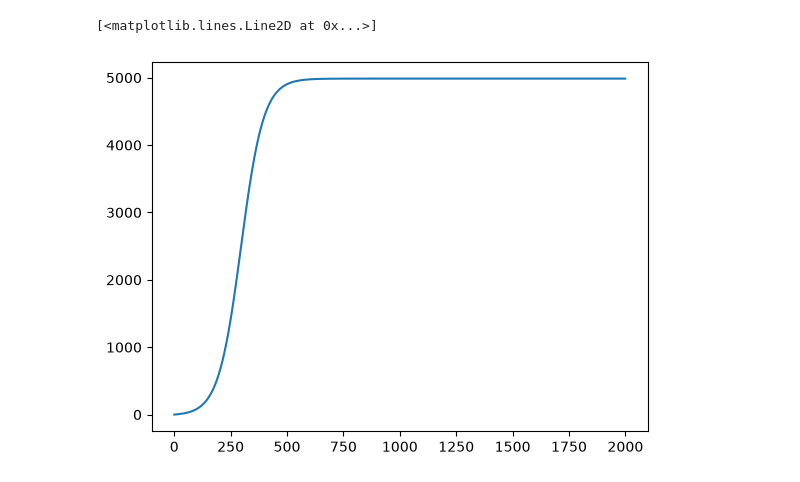
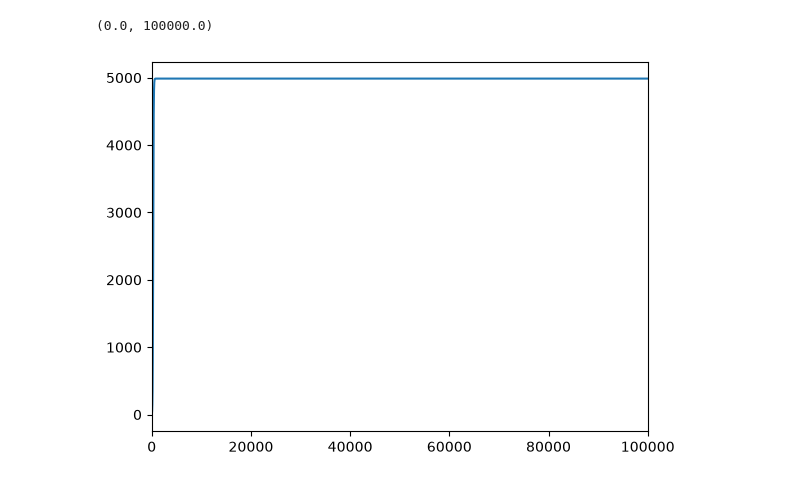
Before and after one commit to tillmrtz/intro-esm, a Jupyter notebook: notebooks/energy_bance_box_model.ipynb, the cells around one changed output. Saved outputs shown, nothing was run; the diff lists cells and outputs as text; code cells hidden in the pictures.

```diff
--- a/notebooks/energy_bance_box_model.ipynb
+++ b/notebooks/energy_bance_box_model.ipynb
@@ -345,15 +113,14 @@ def climate_rhs(t, y):
 
     return [dTs, dTd, dCl, dCs, dCd, dCa]
 # %%
-y = [Ts_init, Td_init, Cl_init, Cs_init, Cd_init, Ca_init]
+#y = [Ts_init, Td_init, Cl_init, Cs_init, Cd_init, Ca_init]
 y = [0,0,0,0,0,0]
+t = np.arange(0, 2000, 1) * year_to_seconds # time in seconds
+
+sol = solve_ivp(
+    climate_rhs,
+    (t[0], t[-1]),
+    y,
+    method='RK45',
+    t_eval=t
+)
-# %%
-t = np.arange(0, 10000, 1) * year_to_seconds # time in seconds
-
-sol = solve_ivp(
-    climate_rhs,
-    (t[0], t[-1]),
-    y,
-    method='RK45',
-    t_eval=t
-)
@@ -396,5 +154,6 @@ for ax in axs:
 # %%
 plt.plot(t/year_to_seconds, A_func(t))
+plt.xlim(0, 100000)
 # %% [output]
-[<matplotlib.lines.Line2D at 0x...>]
+(0.0, 100000.0)
-[figure, old version]
+[figure, new version]
```
Also changed, not shown: parts of 16 cells of this notebook, 1 other file.
